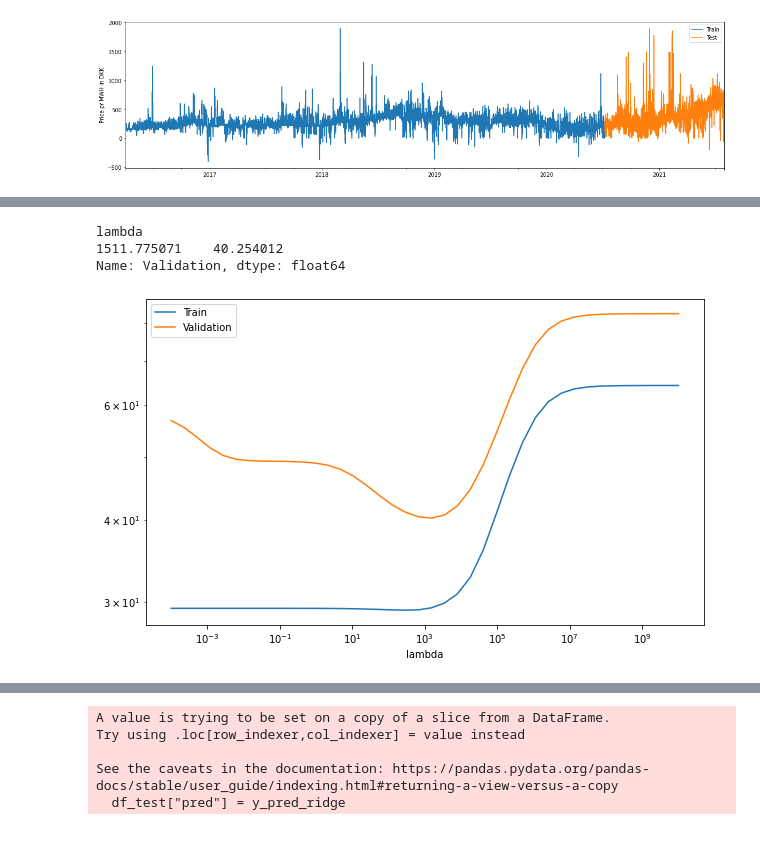
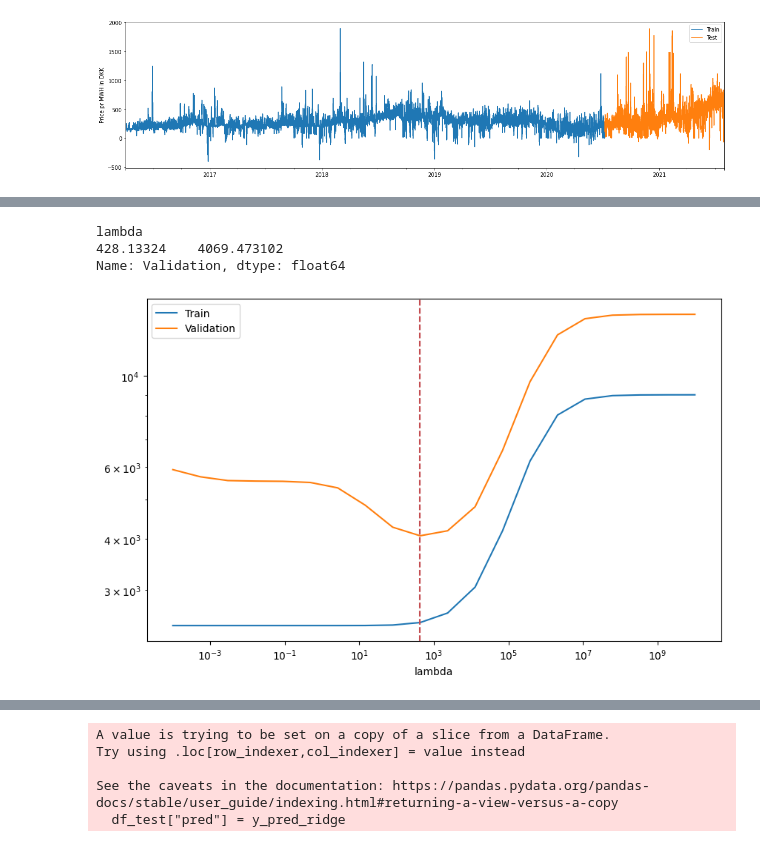
Before and after one commit to sjhpol/ISDS_arbejde, a Jupyter notebook: Exam/RIDGEreg copy.ipynb, the cells around one changed output, grey strips where cells are left out. Saved outputs shown, nothing was run; the diff lists cells and outputs as text; code cells hidden in the pictures.

```diff
--- a/Exam/RIDGEreg copy.ipynb
+++ b/Exam/RIDGEreg copy.ipynb
@@ -166,5 +154,5 @@ array([[ -186.68488848,  -289.92035686,  -357.78039603,  -352.65413162,
 # %%
-ts_cv = TimeSeriesSplit(n_splits=40).split(X_train)
+ts_cv = TimeSeriesSplit(n_splits=20).split(X_train)
 
 # FIT AND EVALUATE FOR DIFFERENT LAMBDAS
 train_scores, test_scores = \
@@ -172,8 +160,8 @@ train_scores, test_scores = \
                      X=X_train,
                      y=y_train,
                      param_name='ridge__alpha',
-                     param_range=np.logspace(-4,10,40),
-                     scoring='neg_mean_absolute_error',
+                     param_range=np.logspace(-4,10,20),
+                     scoring='neg_mean_squared_error',
                      cv=ts_cv,
                      n_jobs = 4)
 # %%
@@ -181,14 +169,15 @@ train_scores, test_scores = \
 # OBTAIN MSE FOR DIFFERENT LAMBDAS AND PRINT BEST
 mse_score = pd.DataFrame({'Train':-train_scores.mean(axis=1),
                           'Validation':-test_scores.mean(axis=1),
-                          'lambda':np.logspace(-4,10,40)})\
+                          'lambda':np.logspace(-4,10,20)})\
               .set_index('lambda')
 print(mse_score.Validation.nsmallest(1))
 # %% [output]
 lambda
-1511.775071    40.254012
+428.13324    4069.473102
 Name: Validation, dtype: float64
 # %%
-mse_score.plot(logx=True, logy=True, figsize=(10,6));
+mse_score.plot(logx=True, logy=True, figsize=(10,6))
+plt.axvline(mse_score.Validation.nsmallest(1).index, color='r', linestyle='dashed');
 # %% [output]
-[figure, old version]
+[figure, new version]
```
Also changed, not shown: parts of 13 cells of this notebook, 3 other files.
